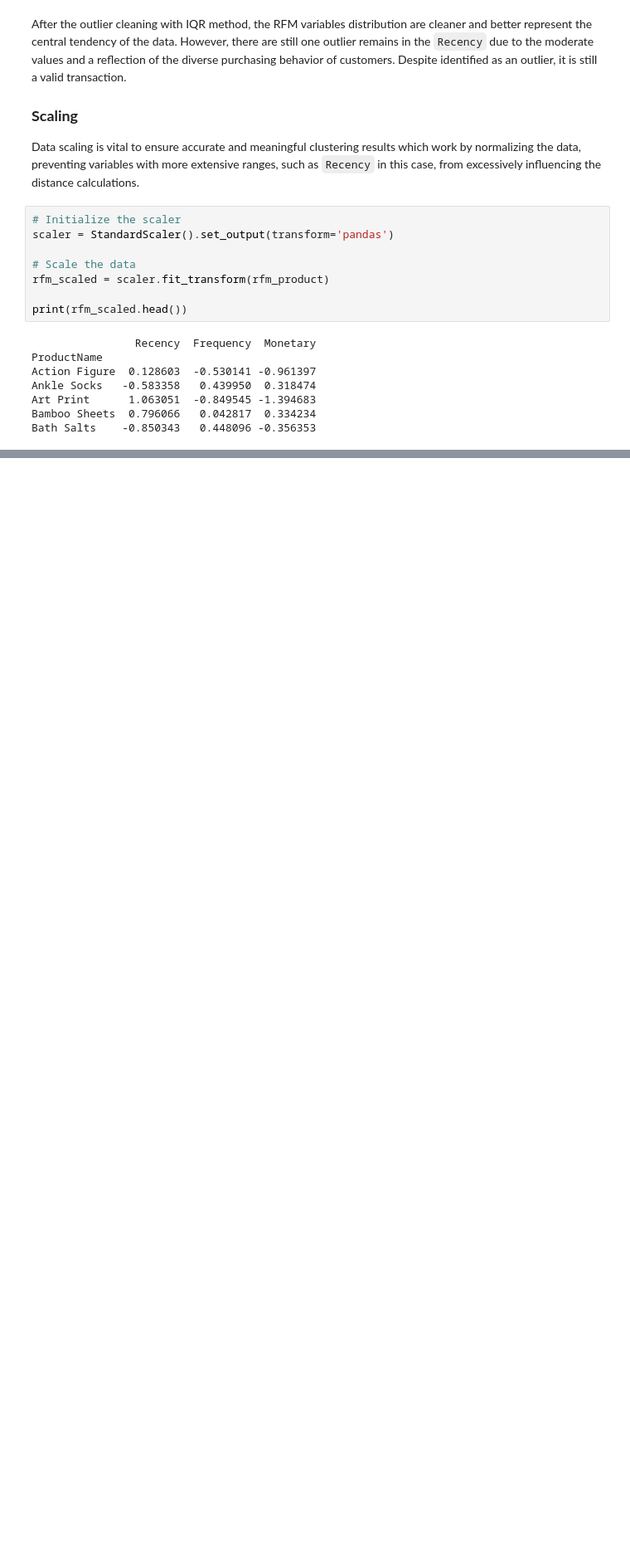
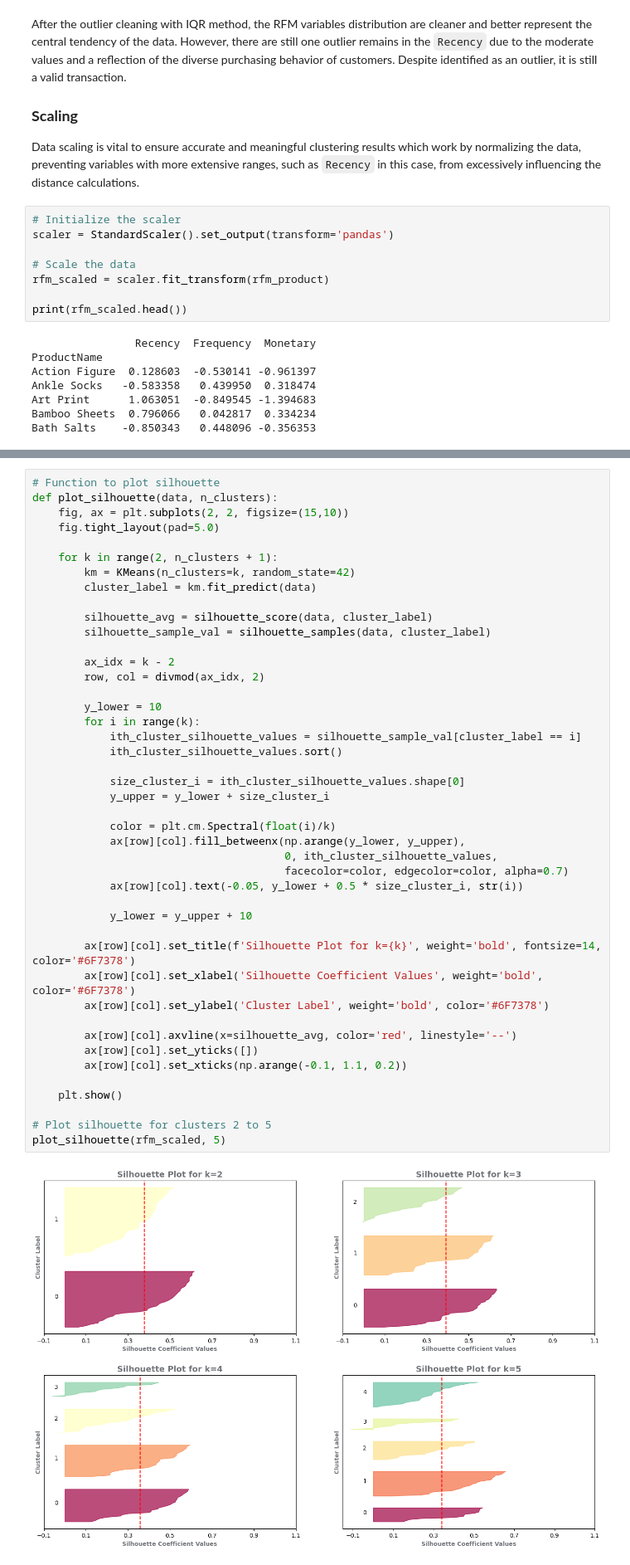
Before and after one commit to lazuardifp19/lazuardfp_portfolio, a Jupyter notebook: Ecommerce Analysis K Means/ecommerce-analysis.ipynb, the cells around one changed output, grey strips where cells are left out. Shown at 83% size. Saved outputs shown, nothing was run; the diff lists cells and outputs as text; blank space fills up the shorter version.

```diff
--- a/Ecommerce Analysis K Means/ecommerce-analysis.ipynb
+++ b/Ecommerce Analysis K Means/ecommerce-analysis.ipynb
@@ -1061,0 +1234,46 @@ Bath Salts    -0.850343   0.448096 -0.356353
+# %%
+# Function to plot silhouette
+def plot_silhouette(data, n_clusters):
+    fig, ax = plt.subplots(2, 2, figsize=(15,10))
+    fig.tight_layout(pad=5.0)
+
+    for k in range(2, n_clusters + 1):
+        km = KMeans(n_clusters=k, random_state=42)
+        cluster_label = km.fit_predict(data)
+
+        silhouette_avg = silhouette_score(data, cluster_label)
+        silhouette_sample_val = silhouette_samples(data, cluster_label)
+
+        ax_idx = k - 2
+        row, col = divmod(ax_idx, 2)
+
+        y_lower = 10
+        for i in range(k):
+            ith_cluster_silhouette_values = silhouette_sample_val[cluster_label == i]
+            ith_cluster_silhouette_values.sort()
+
+            size_cluster_i = ith_cluster_silhouette_values.shape[0]
+            y_upper = y_lower + size_cluster_i
+
+            color = plt.cm.Spectral(float(i)/k)
+            ax[row][col].fill_betweenx(np.arange(y_lower, y_upper),
+                                       0, ith_cluster_silhouette_values,
+                                       facecolor=color, edgecolor=color, alpha=0.7)
+            ax[row][col].text(-0.05, y_lower + 0.5 * size_cluster_i, str(i))
+
+            y_lower = y_upper + 10
+
+        ax[row][col].set_title(f'Silhouette Plot for k={k}', weight='bold', fontsize=14, color='#6F7378')
+        ax[row][col].set_xlabel('Silhouette Coefficient Values', weight='bold', color='#6F7378')
+        ax[row][col].set_ylabel('Cluster Label', weight='bold', color='#6F7378')
+
+        ax[row][col].axvline(x=silhouette_avg, color='red', linestyle='--')
+        ax[row][col].set_yticks([])
+        ax[row][col].set_xticks(np.arange(-0.1, 1.1, 0.2))
+
+    plt.show()
+
+# Plot silhouette for clusters 2 to 5
+plot_silhouette(rfm_scaled, 5)
+# %% [output]
+[figure, added]
```
Also changed, not shown: parts of 19 cells of this notebook.
